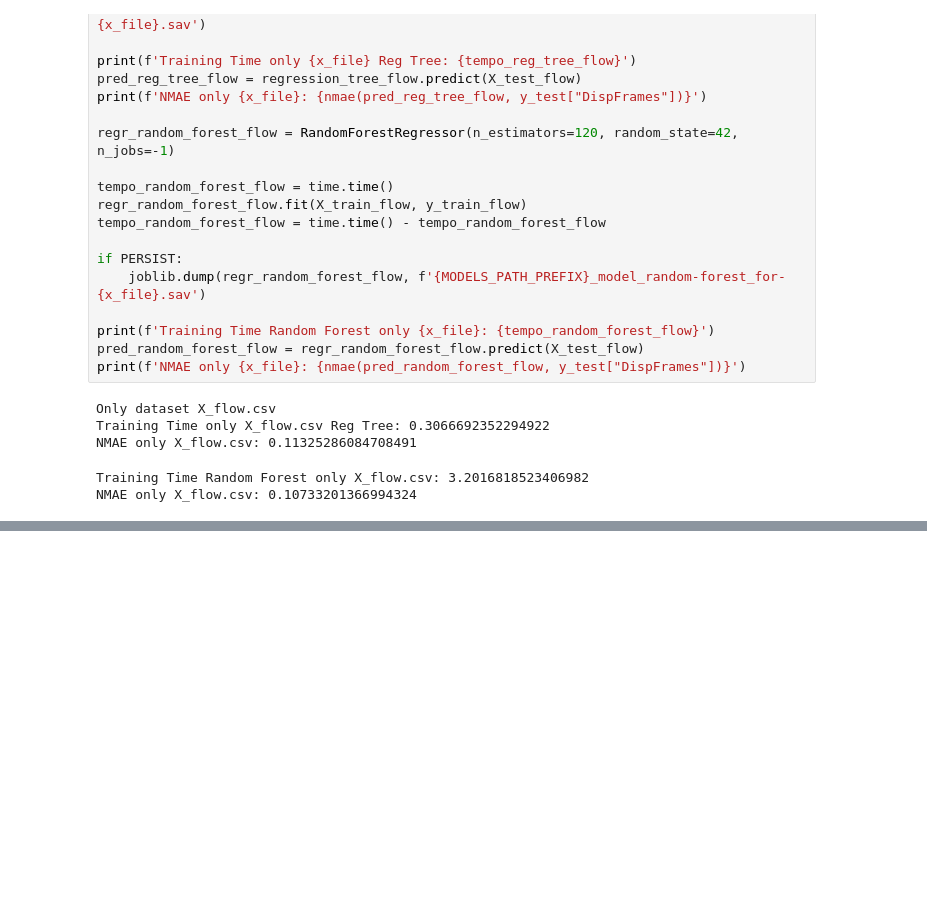
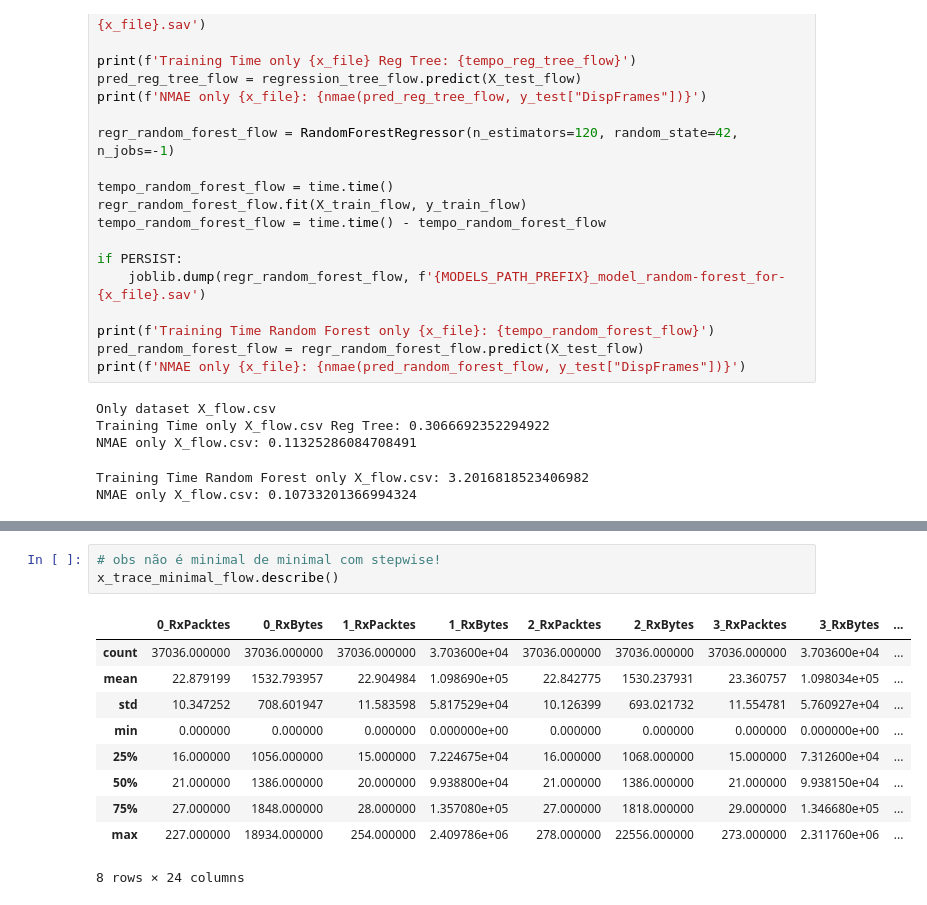
Before and after one commit to DaviVilarinho/ic-intervalo-qos, a Jupyter notebook: IC.ipynb, the cells around one changed output, grey strips where cells are left out. Saved outputs shown, nothing was run; the diff lists cells and outputs as text; blank space fills up the shorter version.

```diff
--- a/IC.ipynb
+++ b/IC.ipynb
@@ -189,0 +217,14 @@ NMAE only X_port.csv: 0.10501668143668873
+# %%
+# obs não é minimal de minimal com stepwise!
+x_trace_minimal_flow.describe()
+# %% [output]
+|  | 0_RxPacktes | 0_RxBytes | 1_RxPacktes | 1_RxBytes | 2_RxPacktes | 2_RxBytes | 3_RxPacktes | 3_RxBytes | ... |
+| count | 37036.000000 | 37036.000000 | 37036.000000 | 3.703600e+04 | 37036.000000 | 37036.000000 | 37036.000000 | 3.703600e+04 | ... |
+| mean | 22.879199 | 1532.793957 | 22.904984 | 1.098690e+05 | 22.842775 | 1530.237931 | 23.360757 | 1.098034e+05 | ... |
+| std | 10.347252 | 708.601947 | 11.583598 | 5.817529e+04 | 10.126399 | 693.021732 | 11.554781 | 5.760927e+04 | ... |
+| min | 0.000000 | 0.000000 | 0.000000 | 0.000000e+00 | 0.000000 | 0.000000 | 0.000000 | 0.000000e+00 | ... |
+| 25% | 16.000000 | 1056.000000 | 15.000000 | 7.224675e+04 | 16.000000 | 1068.000000 | 15.000000 | 7.312600e+04 | ... |
+| 50% | 21.000000 | 1386.000000 | 20.000000 | 9.938800e+04 | 21.000000 | 1386.000000 | 21.000000 | 9.938150e+04 | ... |
+| 75% | 27.000000 | 1848.000000 | 28.000000 | 1.357080e+05 | 27.000000 | 1818.000000 | 29.000000 | 1.346680e+05 | ... |
+| max | 227.000000 | 18934.000000 | 254.000000 | 2.409786e+06 | 278.000000 | 22556.000000 | 273.000000 | 2.311760e+06 | ... |
+8 rows × 24 columns
```
Also changed, not shown: parts of 4 cells of this notebook.
